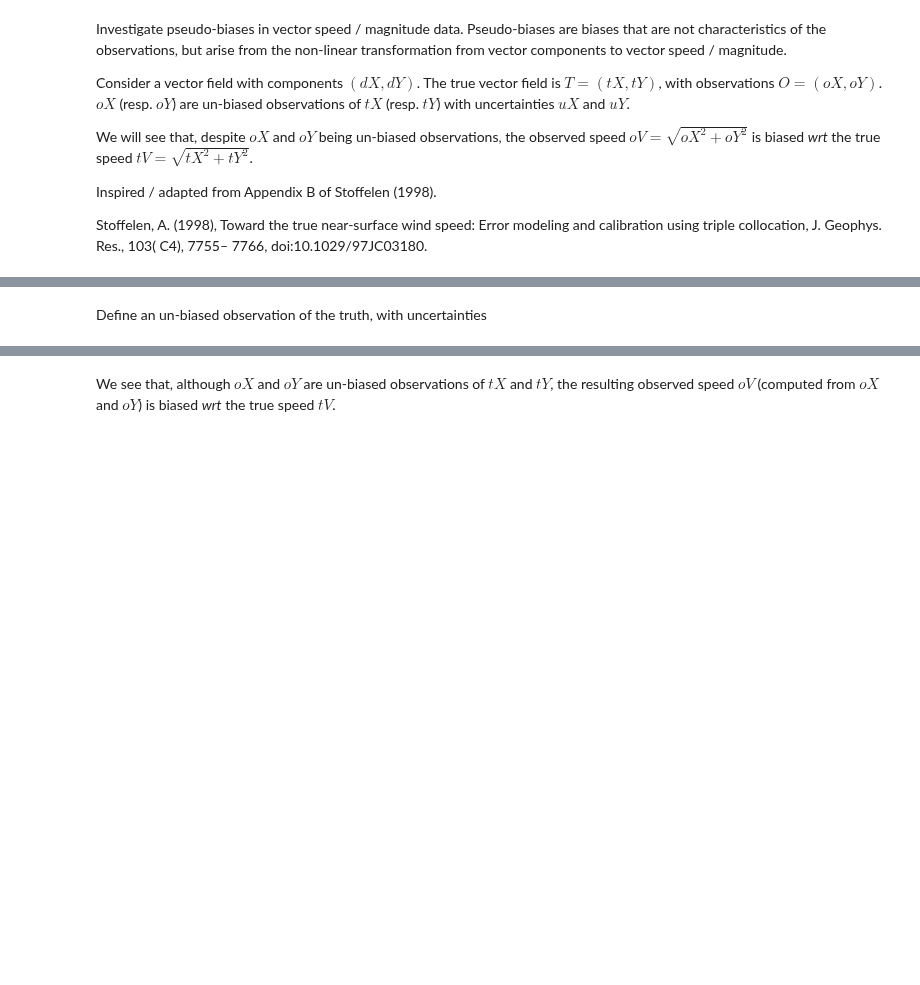
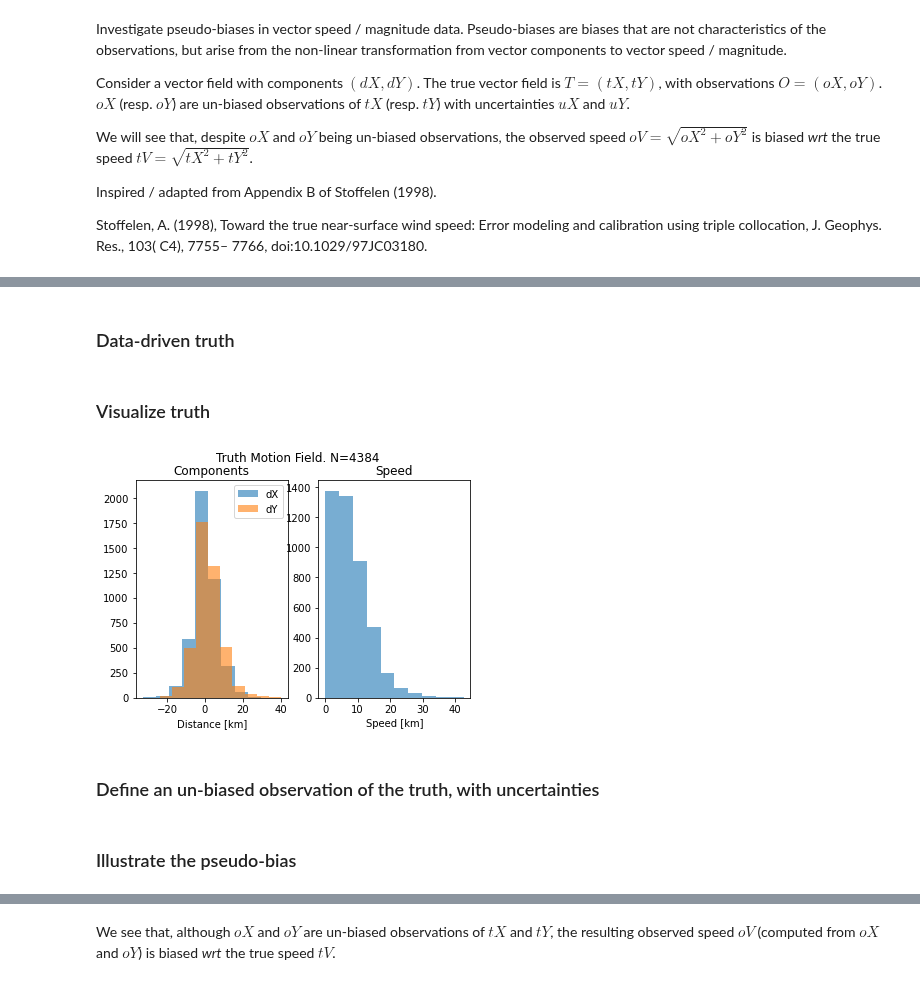
Before and after one commit to TomLav/snippets, a Jupyter notebook: Pseudo-biases with vector velocity.ipynb, the cells around one changed output, grey strips where cells are left out. Drawn from its saved outputs; the diff is of its cells as text; code cells hidden in the pictures; blank space fills up the shorter version.

```diff
--- a/Pseudo-biases with vector velocity.ipynb
+++ b/Pseudo-biases with vector velocity.ipynb
@@ -35,0 +46,2 @@ tV = speed(tX, tY)
+# %% [markdown]
+### Data-driven truth
@@ -36,5 +58,21 @@ tV = speed(tX, tY)
+# %% [markdown]
+### Visualize truth
+# %%
+fig, (ax1, ax2) = plt.subplots(1,2)
+ax1.hist(tX, alpha=0.6, label='dX')
+ax1.hist(tY, alpha=0.6, label='dY')
+ax1.set_title('Components')
+ax1.set_xlabel('Distance [km]')
+ax1.legend()
+ax2.hist(tV, alpha=0.6)
+ax2.set_title('Speed')
+ax2.set_xlabel('Speed [km]')
+fig.suptitle('Truth Motion Field. N={}'.format(N))
+plt.show()
+# %% [output]
+[figure, added]
 # %% [markdown]
-Define an un-biased observation of the truth, with uncertainties
+### Define an un-biased observation of the truth, with uncertainties
 # %%
 # uncertain observations of dX
 sig_ux = 10
@@ -48,4 +86,6 @@ oY = tY + uy
 
 # observation of the speed (derived from oX and oY)
 oV = speed(oX, oY)
+# %% [markdown]
+### Illustrate the pseudo-bias
 # %%
```
Also changed, not shown: parts of 19 cells of this notebook.
